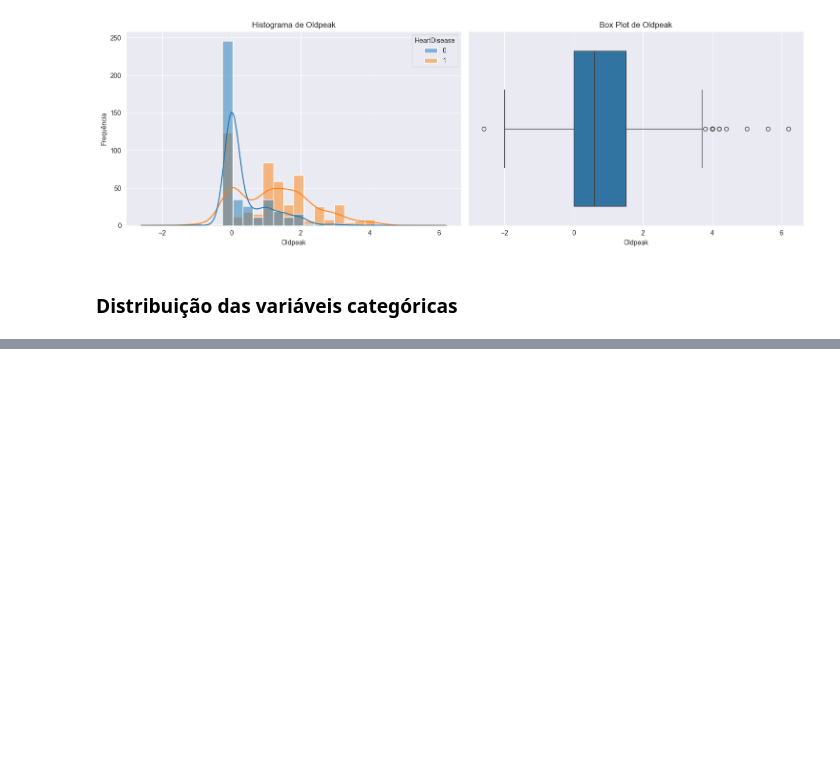
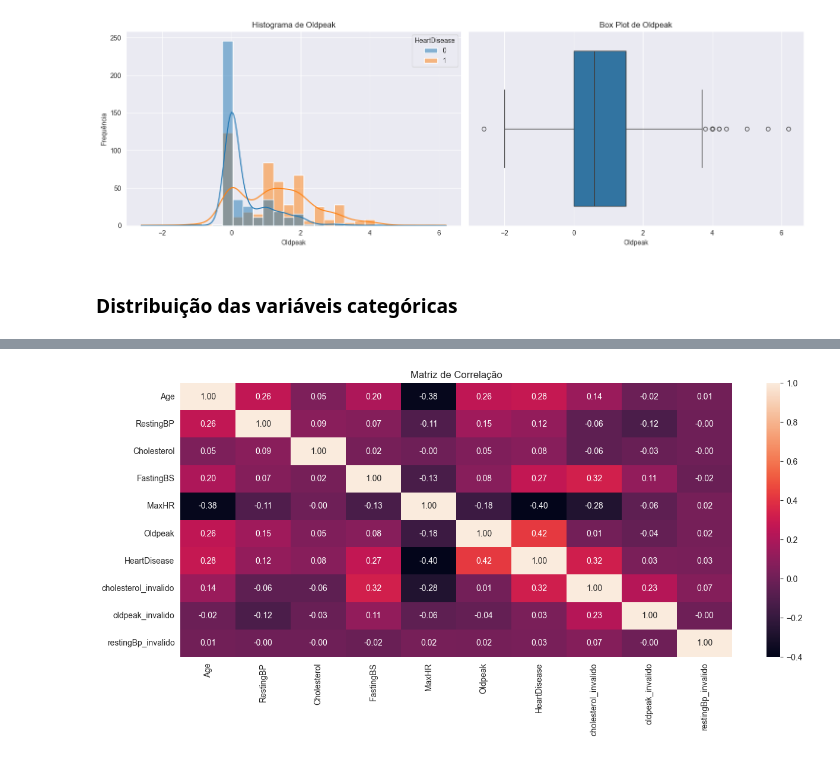
Before and after one commit to hugoobotelho/Heart-Failure-Prediction, a Jupyter notebook: Heart_Failure_Prediction.ipynb, the cells around one changed output, grey strips where cells are left out. Saved outputs shown, nothing was run; the diff lists cells and outputs as text; code cells hidden in the pictures; blank space fills up the shorter version.

Commit message:
feat: lidando com outliers e valores invalidos

```diff
--- a/Heart_Failure_Prediction.ipynb
+++ b/Heart_Failure_Prediction.ipynb
@@ -326,0 +332,7 @@ for coluna in categoricas:
+# %%
+dfClean = df.copy()
+dfClean['cholesterol_invalido'] = (dfClean['Cholesterol'] == 0)
+dfClean['oldpeak_invalido'] = (dfClean['Oldpeak'] < 0)
+dfClean['restingBp_invalido'] = (dfClean['RestingBP'] == 0)
+
+dfClean.head()
@@ -326,0 +358,8 @@ for coluna in categoricas:
+# %%
+cholesterol_median = dfClean.loc[dfClean['cholesterol_invalido'] == False, 'Cholesterol'].median()
+oldpeak_median = dfClean.loc[dfClean['oldpeak_invalido'] == False, 'Oldpeak'].median()
+restingBp_median = dfClean.loc[dfClean['restingBp_invalido'] == False, 'RestingBP'].median()
+
+dfClean.loc[dfClean['cholesterol_invalido'] == True, 'Cholesterol'] = cholesterol_median
+dfClean.loc[dfClean['oldpeak_invalido'] == True, 'Oldpeak'] = oldpeak_median
+dfClean.loc[dfClean['restingBp_invalido'] == True, 'RestingBP'] = restingBp_median
@@ -326,0 +378,8 @@ for coluna in categoricas:
+# %%
+corr = dfClean.corr(numeric_only=True)
+plt.figure(figsize= (15,6))
+sns.heatmap(corr, annot=True, fmt='.2f')
+plt.title('Matriz de Correlação')
+plt.show()
+# %% [output]
+[figure, added]
```
Also changed, not shown: parts of 7 cells of this notebook.
